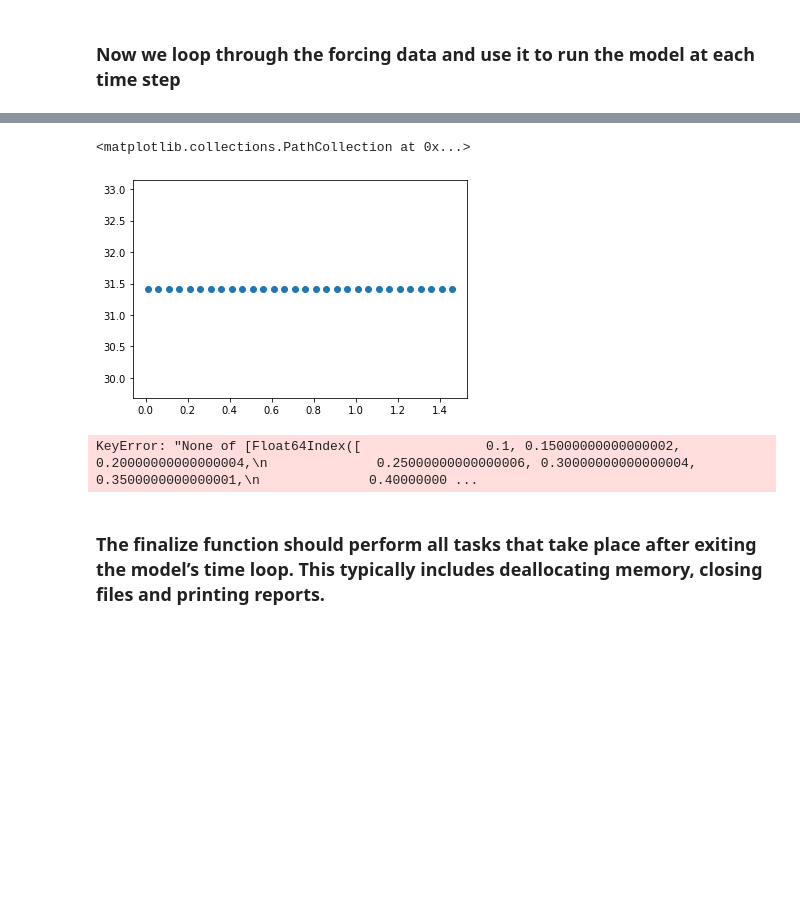
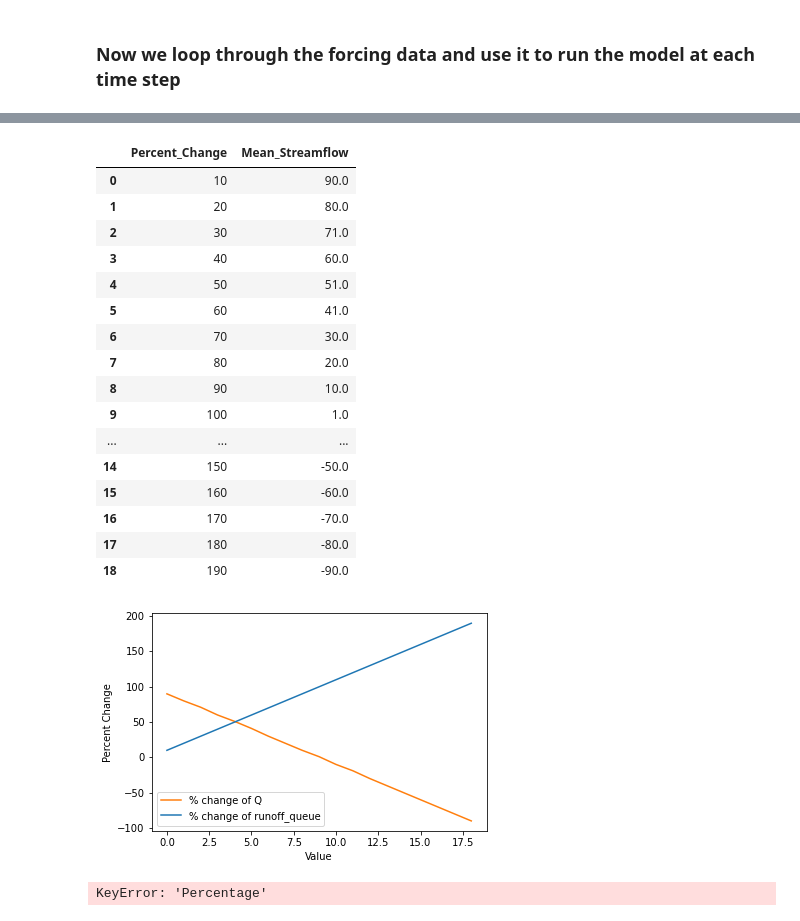
Before and after one commit to zbutler33/NextGen---The-Simulators-, a Jupyter notebook: Toy_Model/State_VarChanges.ipynb, the cells around one changed output, grey strips where cells are left out. Drawn from its saved outputs; the diff is of its cells as text; code cells hidden in the pictures; blank space fills up the shorter version.

Commit message:
Setting up final toy model and changning state vars

```diff
--- a/Toy_Model/State_VarChanges.ipynb
+++ b/Toy_Model/State_VarChanges.ipynb
@@ -101,15 +69,13 @@ print(cfe_output_lists)
 # %%
-import numpy as np
+cfe_list = []
 
-cfe = []
-cfe_sum = []
-
-percent_list = np.arange(0.01,1.5,0.05)
+percent_list = np.arange(10, 200, 10)
 percentList = percent_list.tolist()
 
 for percent in percent_list:
 
-    cfe_instance.set_value('state_var_change', percent) #value of precip from forcing data in loop
+    percent=percent/100 #convert to percentage
+    cfe_instance.set_value('state_var_change_v2', percent) #value of precip from forcing data in loop
 
     for i, precip in enumerate(df_forcing['APCP_surface']): #i is
 
@@ -119,7 +85,9 @@ for percent in percent_list:
         cfe_instance.set_value('atmosphere_water__time_integral_of_precipitation_mass_flux', precip) #value of precip from forcing data in loop
         cfe_instance.update()
         outflow = cfe_instance.get_value('land_surface_water__runoff_depth')
-    cfe_sum.append(np.sum(outflow))
+    cfe_list.append(np.mean(outflow))
 
-df = pd.DataFrame({'Percentage':percentList,'Sum_streamflow':cfe_sum})
-#df
+df = pd.DataFrame({'Percent_Change':percentList,'Mean_Streamflow':cfe_list})
+matrix = df.to_numpy() #convert to matirx
+#print(matrix)
+print(df)
@@ -126,13 +115,37 @@ df = pd.DataFrame({'Percentage':percentList,'Sum_streamflow':cfe_sum})
 # %%
-# plot and get linear relationship
-x = df.iloc[:,0]
-y = df.iloc[:,1]
-#plt.ylim(0,70)
-#plt.xlim(0,3)
-plt.scatter(x, y)
+no_change = df.loc[df['Percent_Change'] == 100]
+# # # # # no_change['Sum streamflow']
+Q_at_no_change=float(no_change['Mean_Streamflow'])
+# # # # # float(Q_at_no_change)
+df['Mean_Streamflow']=100-100*df['Mean_Streamflow']//Q_at_no_change
+
+# # # #df['Sum streamflow'][100]
+# # # # df['Sum streamflow']#/Q_at_no_change
+plt.plot(df['Mean_Streamflow'], label='% change of Q', color='tab:orange')
+plt.plot(df['Percent_Change'],label='% change of runoff_queue', color='tab:blue')
+plt.xlabel('Value')
+plt.ylabel('Percent Change')
+plt.legend(loc=3)
+df
 # %% [output]
-<matplotlib.collections.PathCollection at 0x...>
+|  | Percent_Change | Mean_Streamflow |
+| 0 | 10 | 90.0 |
+| 1 | 20 | 80.0 |
+| 2 | 30 | 71.0 |
+| 3 | 40 | 60.0 |
+| 4 | 50 | 51.0 |
+| 5 | 60 | 41.0 |
+| 6 | 70 | 30.0 |
+| 7 | 80 | 20.0 |
+| 8 | 90 | 10.0 |
+| 9 | 100 | 1.0 |
+| ... | ... | ... |
+| 14 | 150 | -50.0 |
+| 15 | 160 | -60.0 |
+| 16 | 170 | -70.0 |
+| 17 | 180 | -80.0 |
+| 18 | 190 | -90.0 |
-[figure, old version]
+[figure, new version]
 # %%
 # Find mean streamflow to based changes on
 # df_mean = df['Sum_streamflow'].mean()
@@ -149,13 +162,5 @@ df.loc[(df['Percentage'] > 1.5) & (df['Percentage'] <= 2.0),'Group'] = 5
 runoff_queue_m_per_timestep = 1
 df.loc[(df['Group'] == 3), 'runoff_queue_m_per_timestep'] = runoff_queue_m_per_timestep * 0.1
 #print(df)
+# %% [output]
+KeyError: 'Percentage'
-# %%
-# Set up example data assimilated streamflow value to then represent %change in flow
-DA_sum = 9.423650     #output from DA
-
-df_percent = df.loc[(df['Sum_streamflow'] == DA_sum), df['Percentage']]
-#df.loc[(df['Percentage'] > 1.5) & (df['Percentage'] <= 2.0),'Group'] = 5
-
-print(df_percent)
-# %% [output]
-KeyError: "None of [Float64Index([                0.1, 0.15000000000000002, 0.20000000000000004,\n              0.25000000000000006, 0.30000000000000004,  0.3500000000000001,\n              0.40000000 ...
@@ -224,2 +166,0 @@ print('Percenter Difference', percent_diff * 100) #if postive, then decrease in
-# %% [markdown]
-### The finalize function should perform all tasks that take place after exiting the model’s time loop. This typically includes deallocating memory, closing files and printing reports.
```
Also changed, not shown: parts of 9 cells of this notebook, 5 other files.
